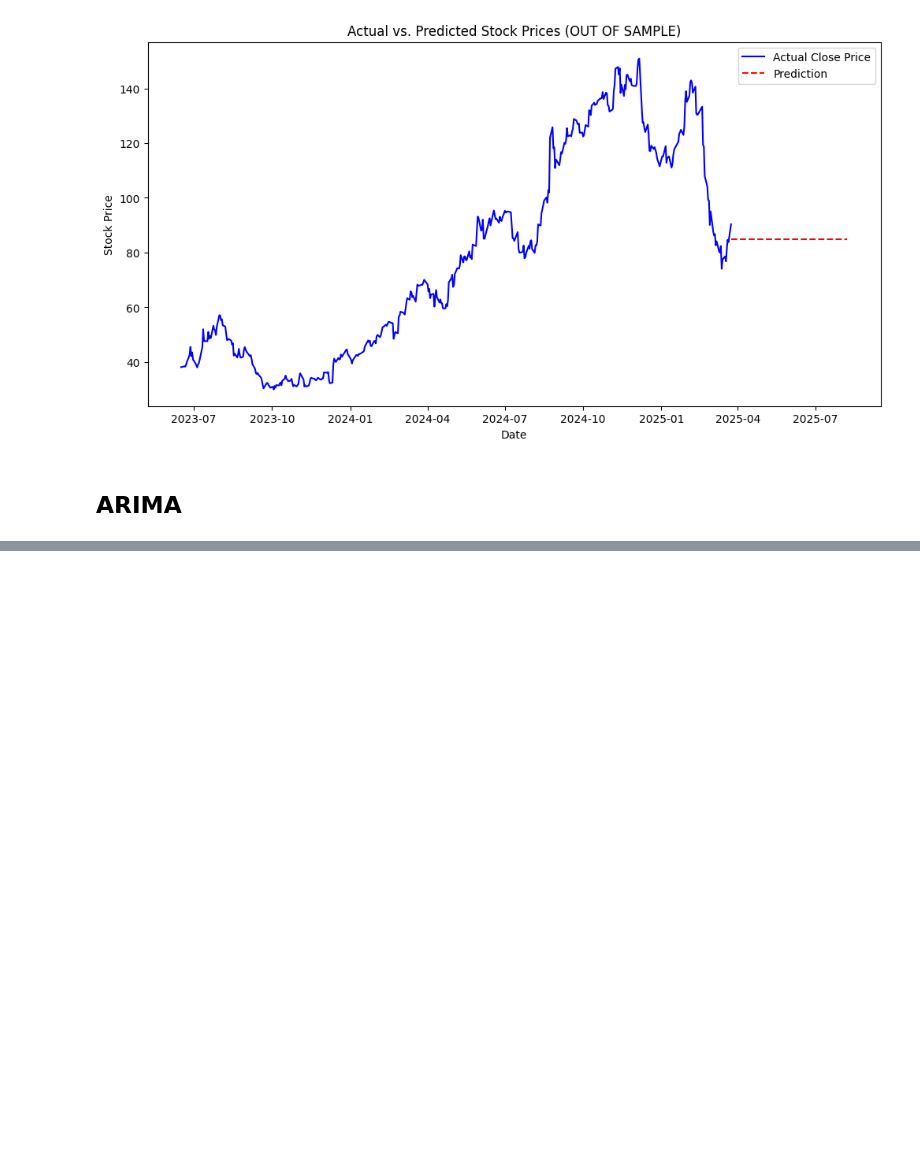
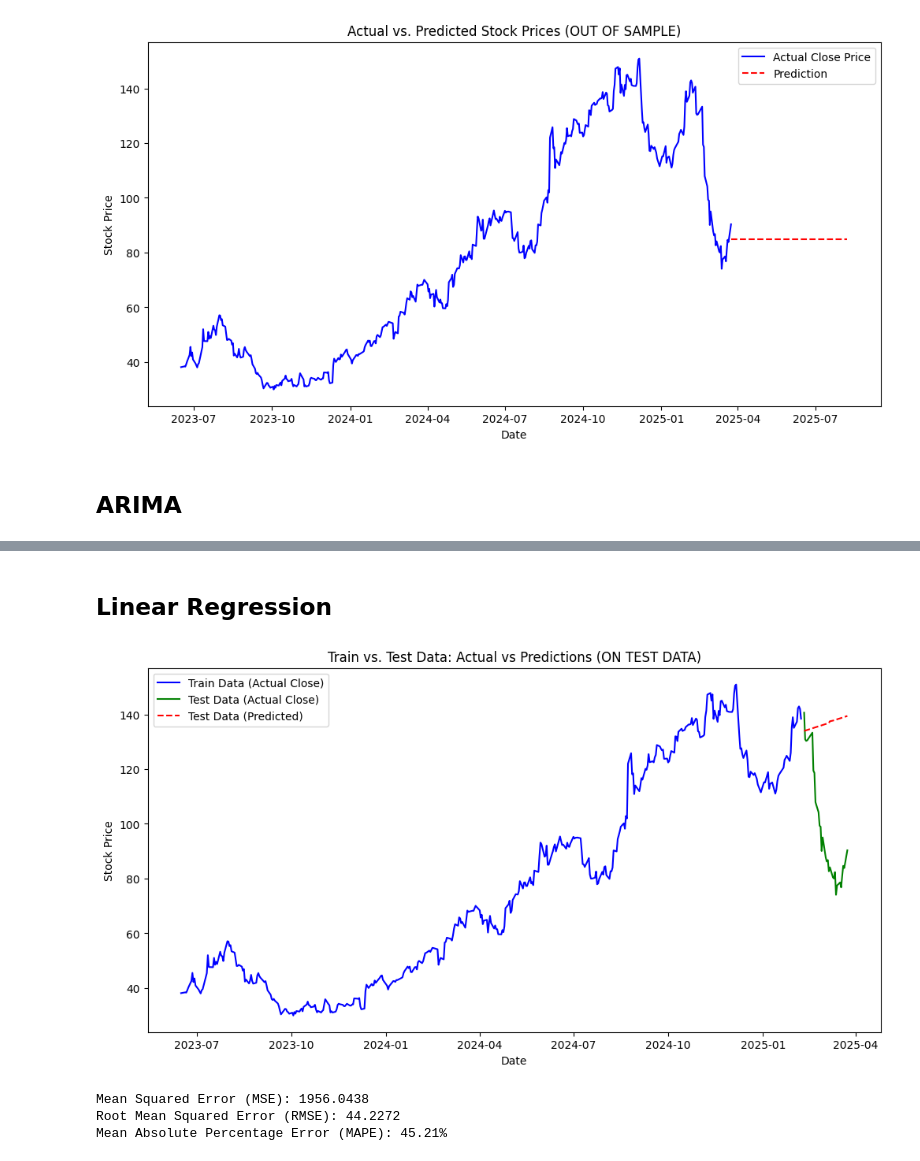
Before and after one commit to mfannin099/Stock_Analysis, a Jupyter notebook: predictions.ipynb, the cells around one changed output, grey strips where cells are left out. Cells and saved outputs as stored; diff of their text form; code cells hidden in the pictures; blank space fills up the shorter version.

Commit message:
Added Linear Regression

```diff
--- a/predictions.ipynb
+++ b/predictions.ipynb
@@ -30,7 +30,7 @@ def display_metrics(df):
     mape = (abs(df['Close'] - df['preds']) / df['Close']).mean() * 100
     print(f"Mean Absolute Percentage Error (MAPE): {mape:.2f}%")
 # %%
-def plot_train_test(train, test,):
+def plot_train_test(train, test):
     plt.figure(figsize=(12, 6))
 
     # Plot the actual close prices from train data
@@ -193,7 +194,8 @@ plt.show()
 # Begin Modeling
 # %%
 ## Test Data
-test_data = df_filtered[["Close"]].tail(30).copy()
+test_length = 30
+test_data = df_filtered[["Close"]].tail(test_length).copy()
 first_test_date = test_data.index[0] # To make train
 
 # Train Data
@@ -356,0 +352,60 @@ Mean Absolute Percentage Error (MAPE): 47.56%
+# %% [markdown]
+## Linear Regression
+# %%
+## TEST
+from sklearn.linear_model import LinearRegression
+
+## ADD LAG FEATURE... NEED TO MAKE LAG FEATURE ETC... from this dataset: df_to_model... then split into train & test
+## Test Data
+# test_length = 30
+# test_data = df_filtered[["Close"]].tail(test_length).copy()
+# first_test_date = test_data.index[0] # To make train
+
+# # Train Data
+# train_data = df_filtered[df_filtered.index < first_test_date][["Close"]].copy()
+# lag_value = days_of_trading_to_predict + 1
+# train_df_lin_reg['lag'] = train_df_lin_reg['Close'].shift(lag_value)
+
+## Make new cell and do this
+
+# Copy test data
+train_df_lin_reg = train_data.copy()
+test_df_lin_reg = test_data.copy()
+
+
+reference_date_train = train_df_lin_reg.index.min()
+time_diff = reference_date_train - train_df_lin_reg.index
+train_df_lin_reg['days_past'] = time_diff.days
+train_df_lin_reg['months_past'] = time_diff.days // 30  # Approximation of months
+train_df_lin_reg['years_past'] = time_diff.days // 365  # Approximation of years
+train_df_lin_reg[['days_past', 'months_past', 'years_past']] = train_df_lin_reg[['days_past', 'months_past', 'years_past']].apply(lambda x: x.abs())
+
+
+time_diff = reference_date_train - test_df_lin_reg.index
+test_df_lin_reg['days_past'] = time_diff.days
+test_df_lin_reg['months_past'] = time_diff.days // 30  # Approximation of months
+test_df_lin_reg['years_past'] = time_diff.days // 365  # Approximation of years
+test_df_lin_reg[['days_past', 'months_past', 'years_past']] = test_df_lin_reg[['days_past', 'months_past', 'years_past']].apply(lambda x: x.abs())
+
+X_train = train_df_lin_reg[['days_past', 'months_past', 'years_past']]
+y_train = train_df_lin_reg['Close']
+
+X_test = test_df_lin_reg[['days_past', 'months_past', 'years_past']]
+y_test = test_df_lin_reg['Close']
+
+model = LinearRegression()
+model.fit(X_train, y_train)
+
+y_pred = model.predict(X_test)
+test_df_lin_reg['preds'] = y_pred
+
+# Plot results
+plot_train_test(train_data, test_df_lin_reg)
+
+# Display performance metrics
+display_metrics(test_df_lin_reg)
+# %% [output]
+[figure, added]
+Mean Squared Error (MSE): 1956.0438
+Root Mean Squared Error (RMSE): 44.2272
+Mean Absolute Percentage Error (MAPE): 45.21%
```
Also changed, not shown: parts of 9 cells of this notebook.
